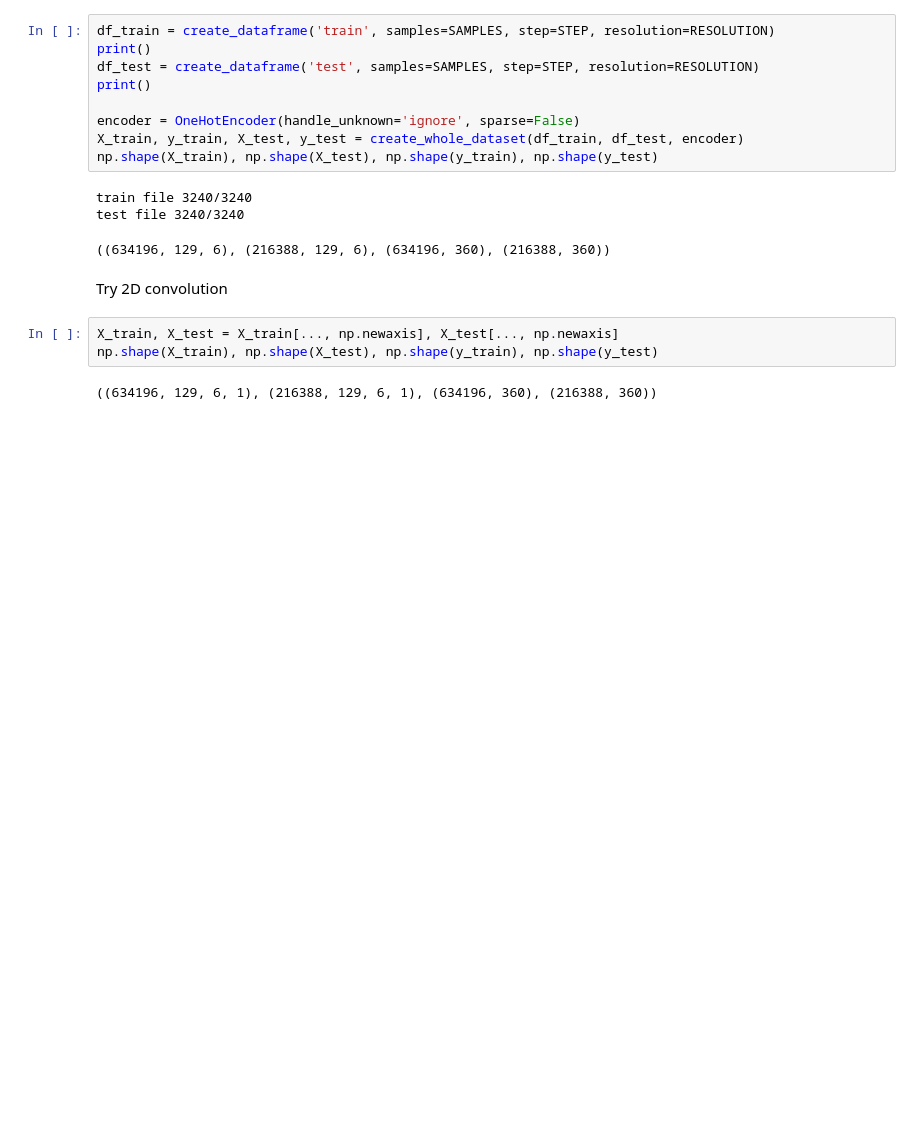
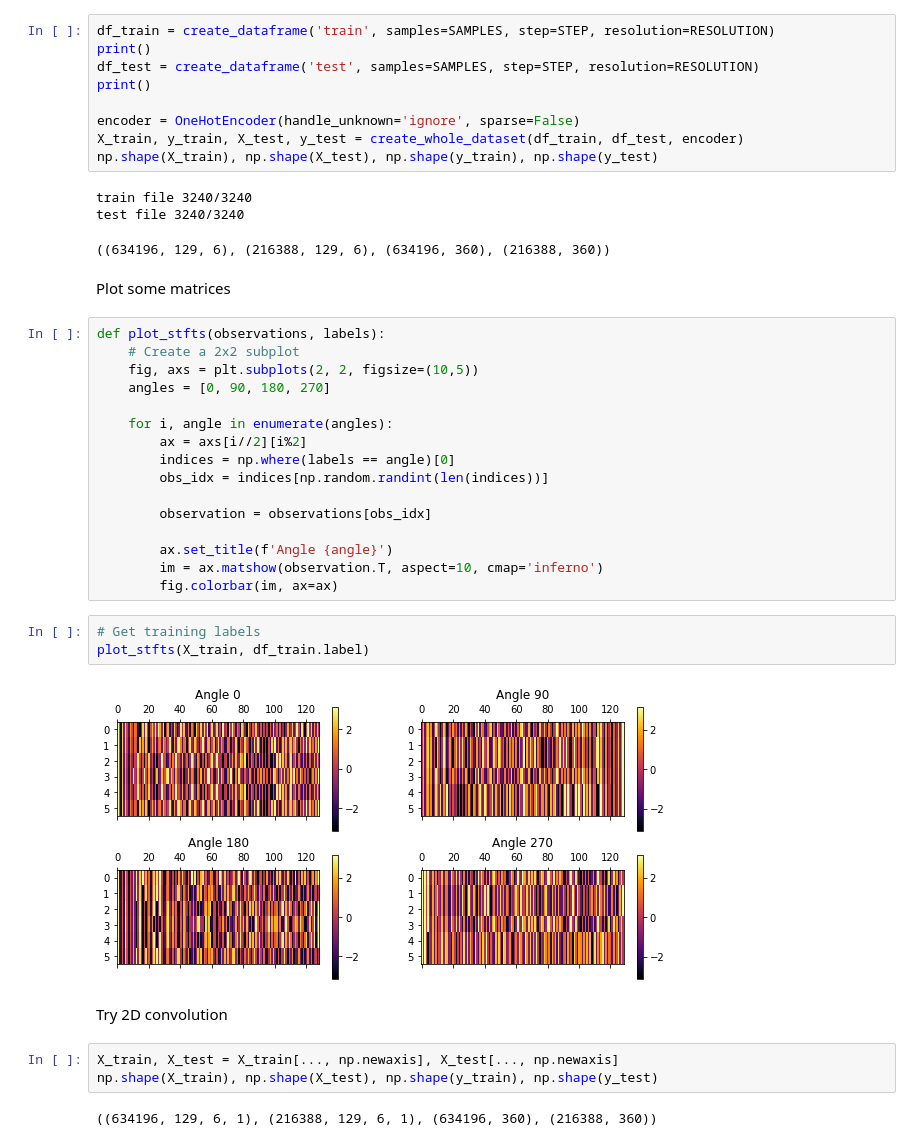
Before and after one commit to thomson008/MEng-project, a Jupyter notebook: notebooks/stft_preprocessing.ipynb, the cells around one changed output. Drawn from its saved outputs; the diff is of its cells as text; blank space fills up the shorter version.

```diff
--- a/notebooks/stft_preprocessing.ipynb
+++ b/notebooks/stft_preprocessing.ipynb
@@ -294,6 +294,29 @@ np.shape(X_train), np.shape(X_test), np.shape(y_train), np.shape(y_test)
 train file 3240/3240
 test file 3240/3240
 ((634196, 129, 6), (216388, 129, 6), (634196, 360), (216388, 360))
+# %% [markdown]
+Plot some matrices
+# %%
+def plot_stfts(observations, labels):
+    # Create a 2x2 subplot
+    fig, axs = plt.subplots(2, 2, figsize=(10,5))
+    angles = [0, 90, 180, 270]
+
+    for i, angle in enumerate(angles):
+        ax = axs[i//2][i%2]
+        indices = np.where(labels == angle)[0]
+        obs_idx = indices[np.random.randint(len(indices))]
+
+        observation = observations[obs_idx]
+
+        ax.set_title(f'Angle {angle}')
+        im = ax.matshow(observation.T, aspect=10, cmap='inferno')
+        fig.colorbar(im, ax=ax)
+# %%
+# Get training labels
+plot_stfts(X_train, df_train.label)
+# %% [output]
+[figure, added]
 # %% [markdown]
 Try 2D convolution
 # %%
```
Also changed, not shown: parts of 5 cells of this notebook, 2 other files.
